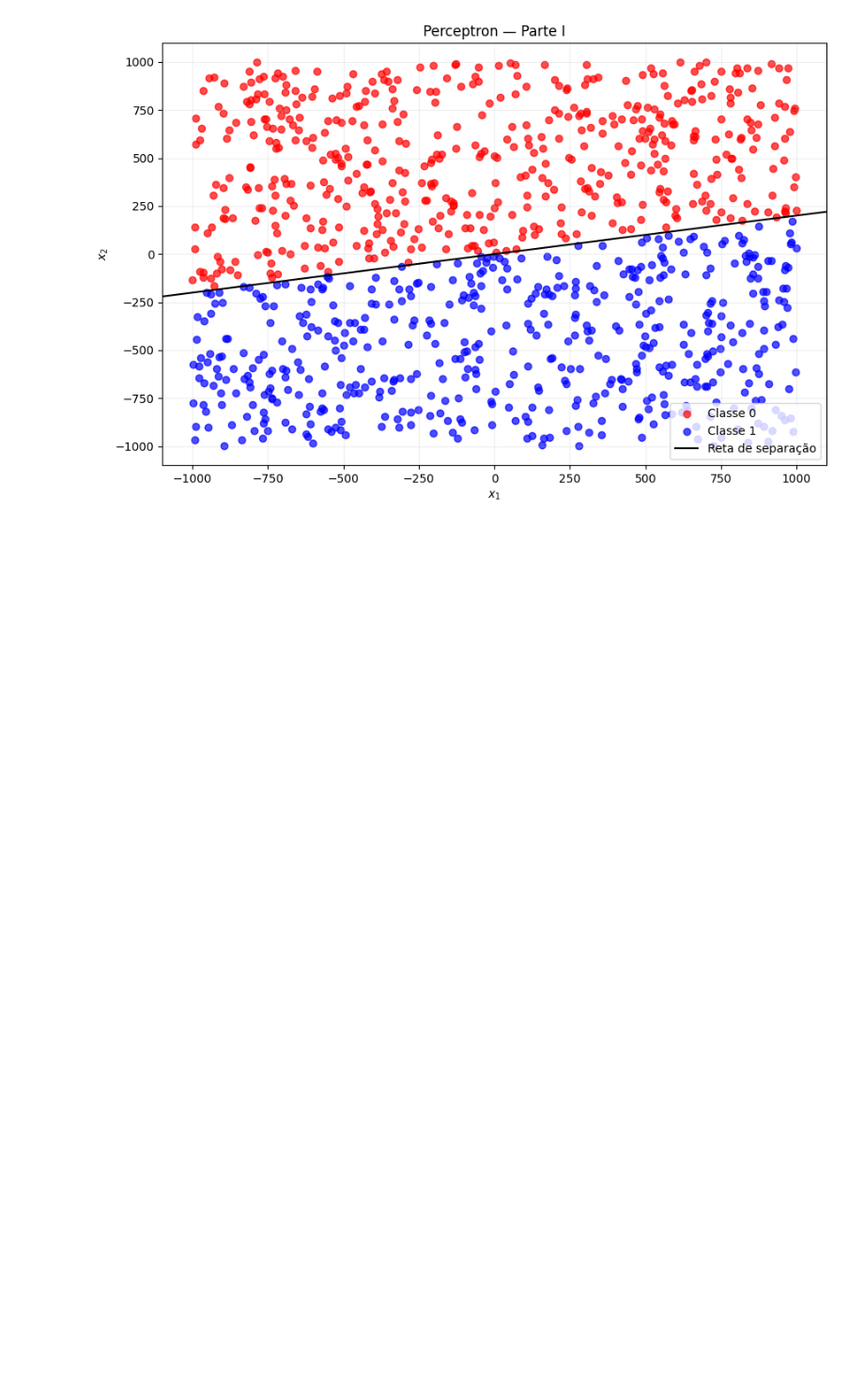
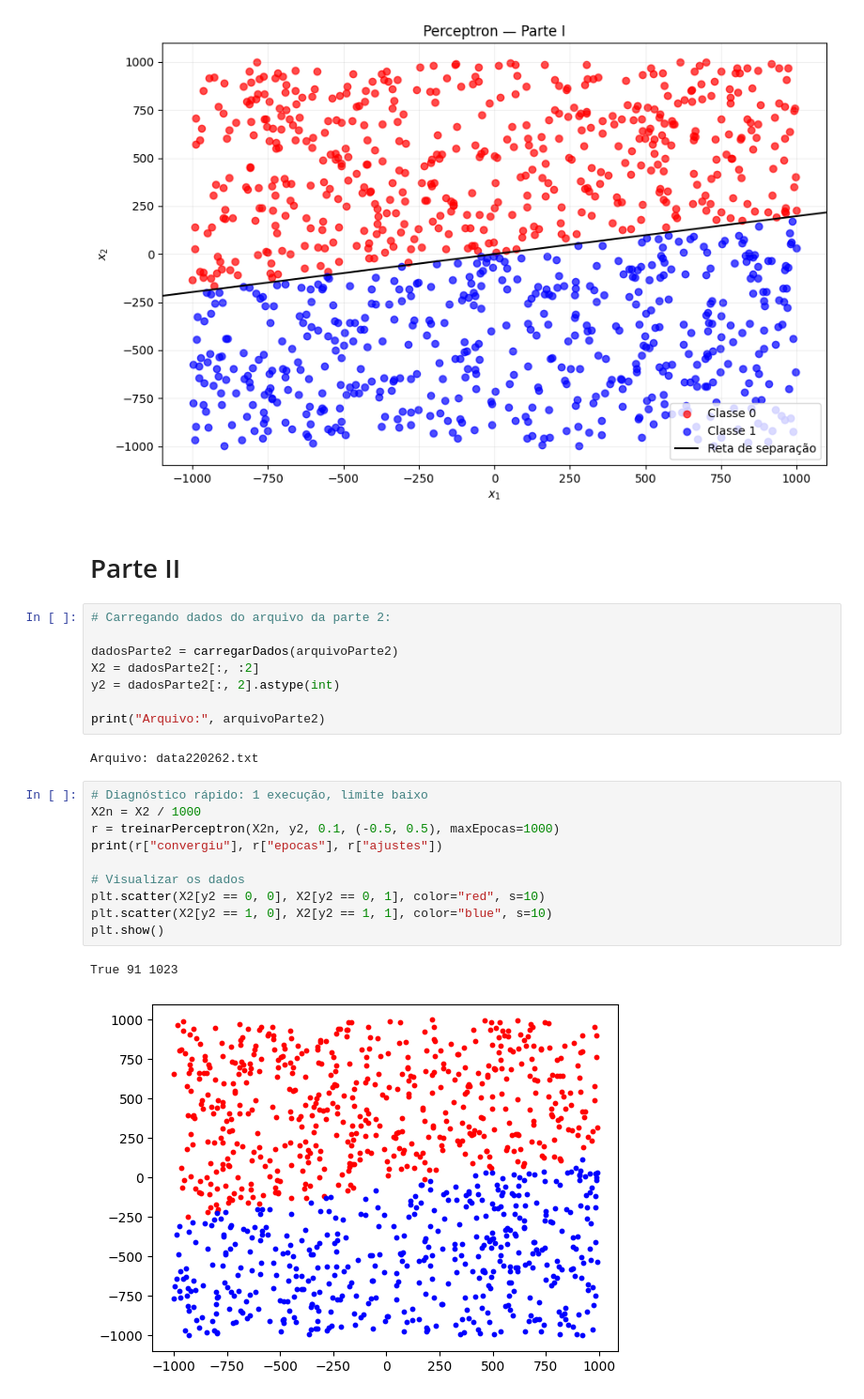
Before and after one commit to klissiadev/PP2.1_Perceptron, a Jupyter notebook: PP21_Perceptron.ipynb, the cells around one changed output. Shown at 94% size. Drawn from its saved outputs; the diff is of its cells as text; blank space fills up the shorter version.

Commit message:
parte 2 - experimentação

```diff
--- a/PP21_Perceptron.ipynb
+++ b/PP21_Perceptron.ipynb
@@ -228,3 +229,28 @@ if resultado["convergiu"]:
   plotarResultado(X, y, resultado["pesosFinais"])
 # %% [output]
 [figure]
+# %% [markdown]
+# Parte II
+# %%
+# Carregando dados do arquivo da parte 2:
+
+dadosParte2 = carregarDados(arquivoParte2)
+X2 = dadosParte2[:, :2]
+y2 = dadosParte2[:, 2].astype(int)
+
+print("Arquivo:", arquivoParte2)
+# %% [output]
+Arquivo: data220262.txt
+# %%
+# Diagnóstico rápido: 1 execução, limite baixo
+X2n = X2 / 1000
+r = treinarPerceptron(X2n, y2, 0.1, (-0.5, 0.5), maxEpocas=1000)
+print(r["convergiu"], r["epocas"], r["ajustes"])
+
+# Visualizar os dados
+plt.scatter(X2[y2 == 0, 0], X2[y2 == 0, 1], color="red", s=10)
+plt.scatter(X2[y2 == 1, 0], X2[y2 == 1, 1], color="blue", s=10)
+plt.show()
+# %% [output]
+True 91 1023
+[figure, added]
```
Also changed, not shown: parts of 6 cells of this notebook.
